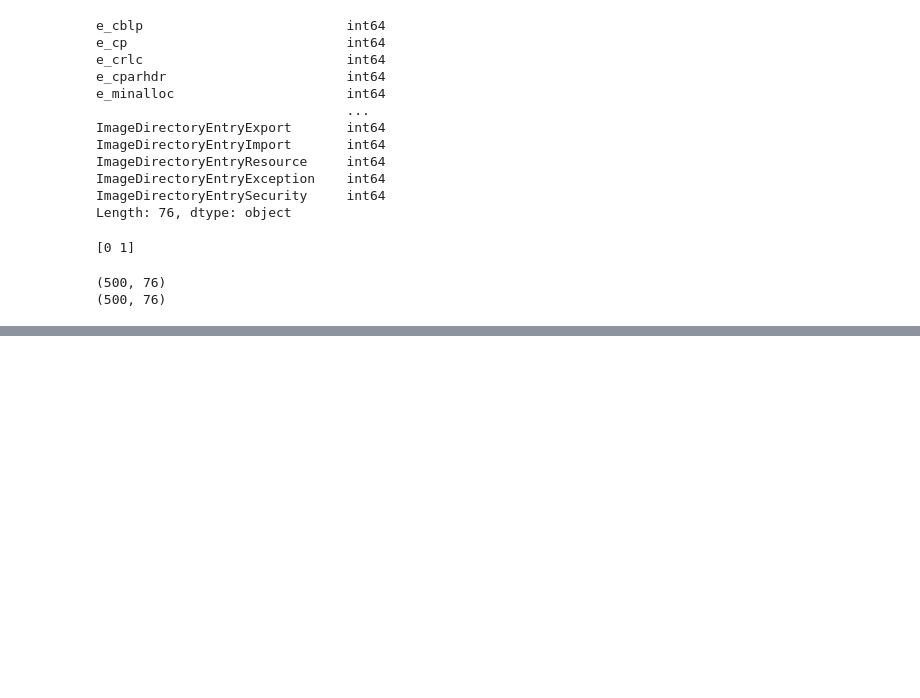
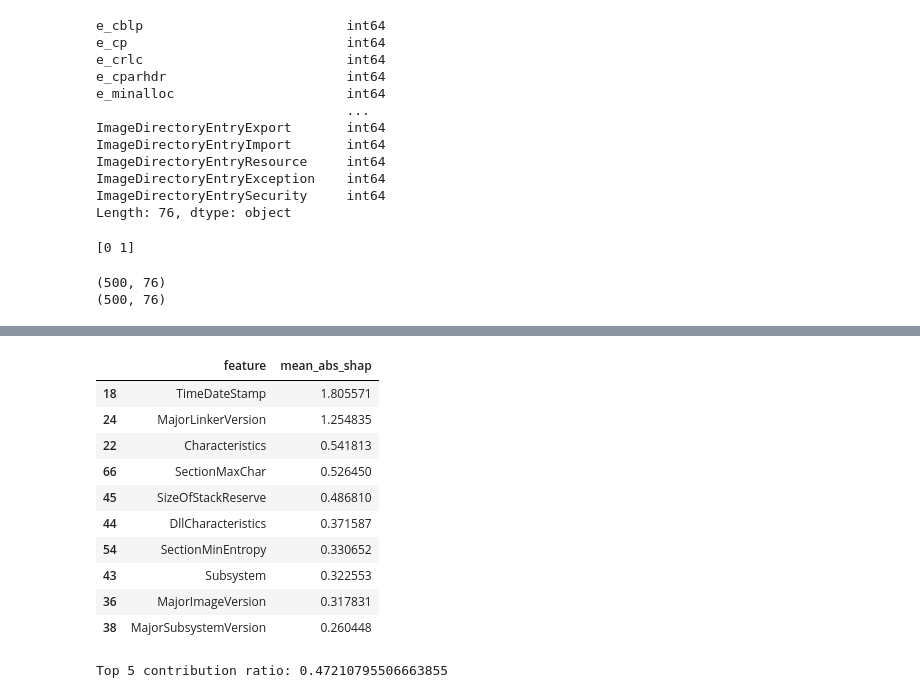
Before and after one commit to gaby-byb/ransomware-detection-ml, a Jupyter notebook: notebooks/malware_vs_benign.ipynb, the cells around one changed output, grey strips where cells are left out. Cells and saved outputs as stored; diff of their text form; code cells hidden in the pictures; blank space fills up the shorter version.

Commit message:
SHAP variance analysis

```diff
--- a/notebooks/malware_vs_benign.ipynb
+++ b/notebooks/malware_vs_benign.ipynb
@@ -18,7 +18,7 @@ from xgboost import XGBClassifier
 
 from scipy.stats import randint as sp_randint
 # %%
-df = pd.read_csv("data/malware_vs_benign.csv")
+df = pd.read_csv("../data/malware_vs_benign.csv")
 # %%
 
 print(df.info())
@@ -539,0 +545,36 @@ plt.close()
+# %%
+abs_shap = np.abs(shap_values.values)
+
+# Mean absolute SHAP per feature
+mean_abs_value = abs_shap.mean(axis=0)
+
+# put into dataframe
+shap_df = pd.DataFrame({
+    "feature": X_sample.columns,
+    "mean_abs_shap": mean_abs_value
+}).sort_values(by="mean_abs_shap", ascending=False)
+
+shap_df.head(10)
+# %% [output]
+|  | feature | mean_abs_shap |
+| 18 | TimeDateStamp | 1.805571 |
+| 24 | MajorLinkerVersion | 1.254835 |
+| 22 | Characteristics | 0.541813 |
+| 66 | SectionMaxChar | 0.526450 |
+| 45 | SizeOfStackReserve | 0.486810 |
+| 44 | DllCharacteristics | 0.371587 |
+| 54 | SectionMinEntropy | 0.330652 |
+| 43 | Subsystem | 0.322553 |
+| 36 | MajorImageVersion | 0.317831 |
+| 38 | MajorSubsystemVersion | 0.260448 |
+# %%
+# Sum of top 5 SHAP importance
+
+top5_sum = shap_df.head(5)["mean_abs_shap"].sum()
+total_sum = shap_df["mean_abs_shap"].sum()
+
+top5_ratio = top5_sum / total_sum
+
+print("Top 5 contribution ratio:", top5_ratio)
+# %% [output]
+Top 5 contribution ratio: 0.47210795506663855
```
Also changed, not shown: parts of 2 cells of this notebook, 1 other file.
